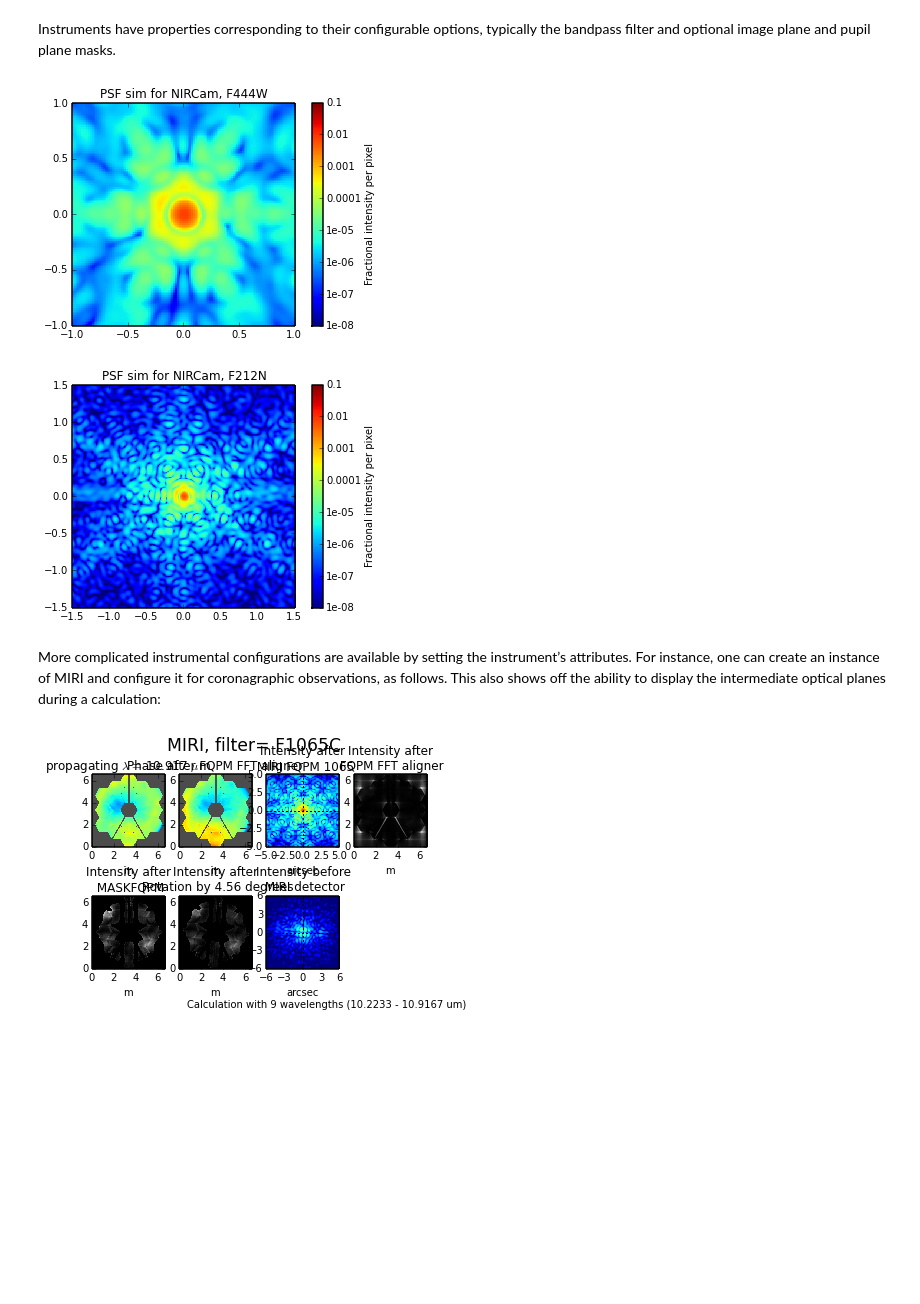
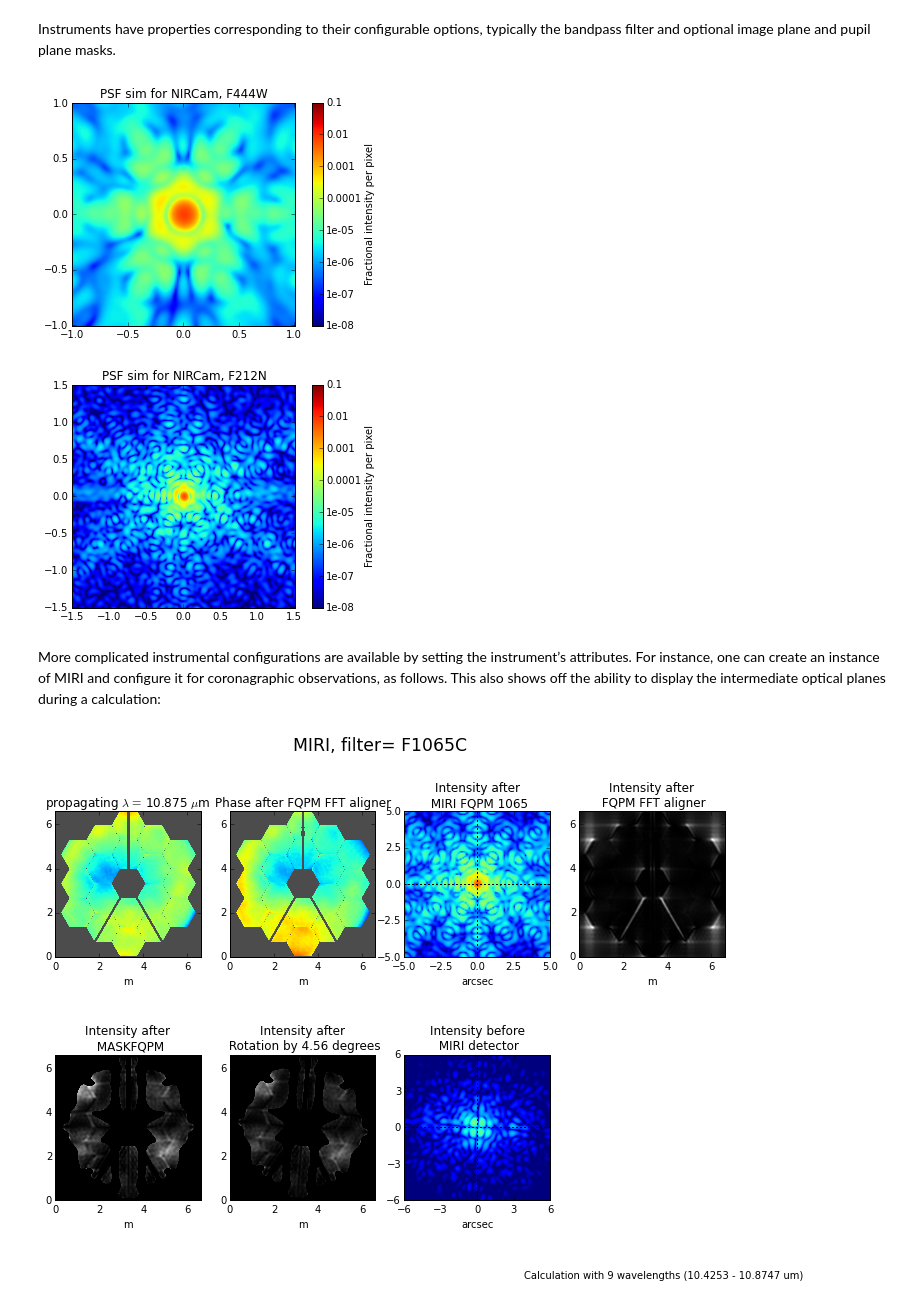
Before and after one commit to spacetelescope/webbpsf, a Jupyter notebook: WebbPSF_tutorial.ipynb, the cells around one changed output. Saved outputs shown, nothing was run; the diff lists cells and outputs as text; code cells hidden in the pictures; blank space fills up the shorter version.

Commit message:
Make pylab import explicit, specify image.origin lower in notebook

```diff
--- a/WebbPSF_tutorial.ipynb
+++ b/WebbPSF_tutorial.ipynb
@@ -15,0 +11,6 @@ WebbPSF log outputs will be directed to the screen.
+# %%
+# show our plots within this notebook
+%pylab inline --no-import-all
+matplotlib.rcParams['image.origin'] = 'lower' # pixel 0, 0 should be at the bottom left, by convention
+
+import webbpsf
@@ -82,20 +87,21 @@ nc.filter='F444W'
 psf444 = nc.calcPSF(fov_arcsec=2)
 webbpsf.display_PSF(psf444)
 # %% [output]
-[figure, old version]
+[figure, new version]
 # %%
 nc.filter='F212N'
 psf212 = nc.calcPSF(fov_arcsec=3)
 webbpsf.display_PSF(psf212)
 # %% [output]
-[figure, old version]
+[figure, new version]
 # %% [markdown]
 More complicated instrumental configurations are available by setting the instrument’s attributes. For instance, one can create an instance of MIRI and configure it for coronagraphic observations, as follows. This also shows off the ability to display the intermediate optical planes during a calculation:
 # %%
+plt.figure(figsize=(12, 8))
 miri = webbpsf.MIRI()
 miri.filter = 'F1065C'
 miri.image_mask = 'FQPM1065'
 miri.pupil_mask = 'MASKFQPM'
 miri_coron = miri.calcPSF(display=True)
 # %% [output]
-[figure, old version]
+[figure, new version]
```
Also changed, not shown: parts of 6 cells of this notebook, 1 other file.
